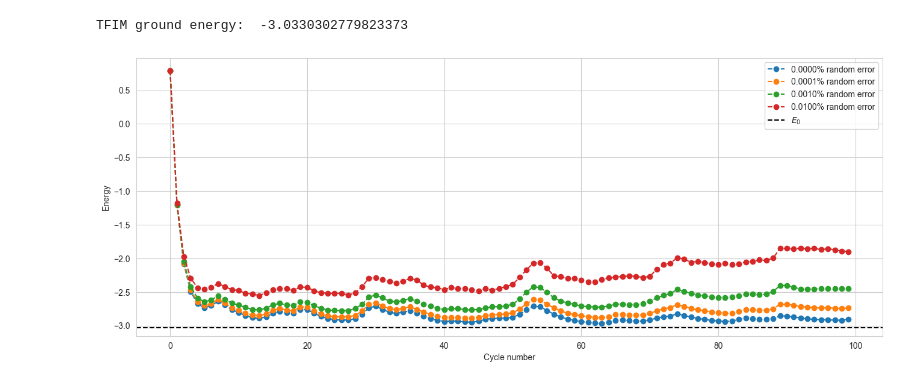
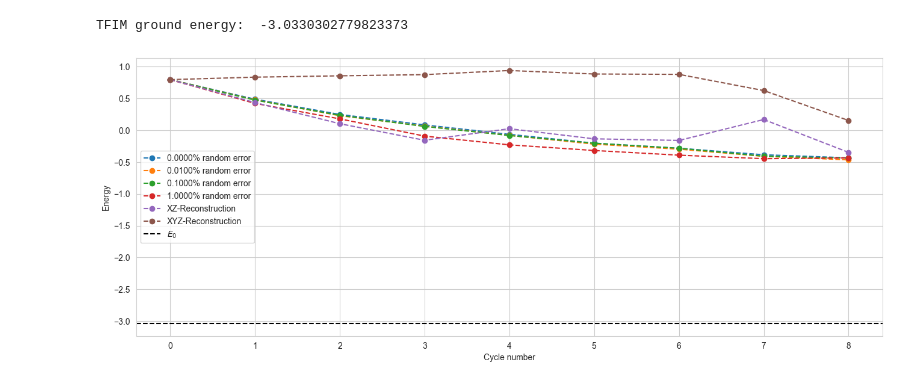
Before and after one commit to konj5/IJS2024, a Jupyter notebook: QT_protocol_stress_test.ipynb, the cells around one changed output. Cells and saved outputs as stored; diff of their text form; code cells hidden in the pictures.

```diff
--- a/QT_protocol_stress_test.ipynb
+++ b/QT_protocol_stress_test.ipynb
@@ -27,6 +27,7 @@ sz = qt.sigmaz()
 # %%
 end_of_cycle_measurement = False          # Meritev spinov v sigma^z bazi po koncu vsakega cikla
 pass_directly_with_added_errors = True
+remake_product_state_LSQ = False
 remake_product_state = False
 open_dynamics = False          # Odprt sistem z sigma^z collapse operatorji na vsakem spinu
 couplings_decrease = True      # Linearno nižanje  sklopitve iz cikla v cikel
@@ -485,6 +486,14 @@ def run_procedure(error_percentage):
 
             inital_state = qt.tensor([reconstructed_state, bath_fully_polarized_density_matrix])
 
+        elif remake_product_state_LSQ:
+            tfim_part_of_the_end_cycle_state_density_matrix = end_cycle_state.ptrace([i for i in range(L)])
+
+            from pulses_lib import reconstruct_state_L1_LSQ
+            reconstructed_state = reconstruct_state_L1_LSQ(tfim_part_of_the_end_cycle_state_density_matrix)
+
+            inital_state = qt.tensor([reconstructed_state, bath_fully_polarized_density_matrix])
+
         elif pass_directly_with_added_errors:
             m_part_of_the_end_cycle_state_density_matrix = end_cycle_state.ptrace([i for i in range(L)])
             random_state = qt.tensor([qt.rand_ket(2) for i in range(L)])
@@ -504,8 +513,8 @@ def run_procedure(error_percentage):
     return end_of_process_tfim_energies
 
 
-error_percentages = [0,10**-6,10**-5,10**-4]
-N_cycles = 1000
+error_percentages = [0,10**-4,10**-3,10**-2]
+N_cycles = 10
 
 pass_directly_with_added_errors = True
 
@@ -520,11 +529,20 @@ for i in tqdm(range(len(error_percentages)), desc="main"):
 # %%
 plt.figure(figsize=(16,6))
 for i in range(len(error_percentages)):
-    plt.plot(whole_proces_energies_list[i+1][0:-1:10], "--o", label = f"{(error_percentages[i])*100:0.4f}% random error")
+    plt.plot(whole_proces_energies_list[i+1][0:-1:1], "--o", label = f"{(error_percentages[i])*100:0.4f}% random error")
+
+pass_directly_with_added_errors = False
+remake_product_state = True
+plt.plot(run_procedure(-10)[0:-1:1], "--o", label = "XZ-Reconstruction")
+remake_product_state = False
+remake_product_state_LSQ = True
+plt.plot(run_procedure(-10)[0:-1:1], "--o", label = "XYZ-Reconstruction")
+
+
 plt.axhline(y=E0, linestyle='--', color='black', label=r"$E_0$")
 plt.ylabel("Energy")
 plt.xlabel("Cycle number")
 plt.legend()
 plt.show()
 # %% [output]
-[figure, old version]
+[figure, new version]
```
Also changed, not shown: 1 other file.
